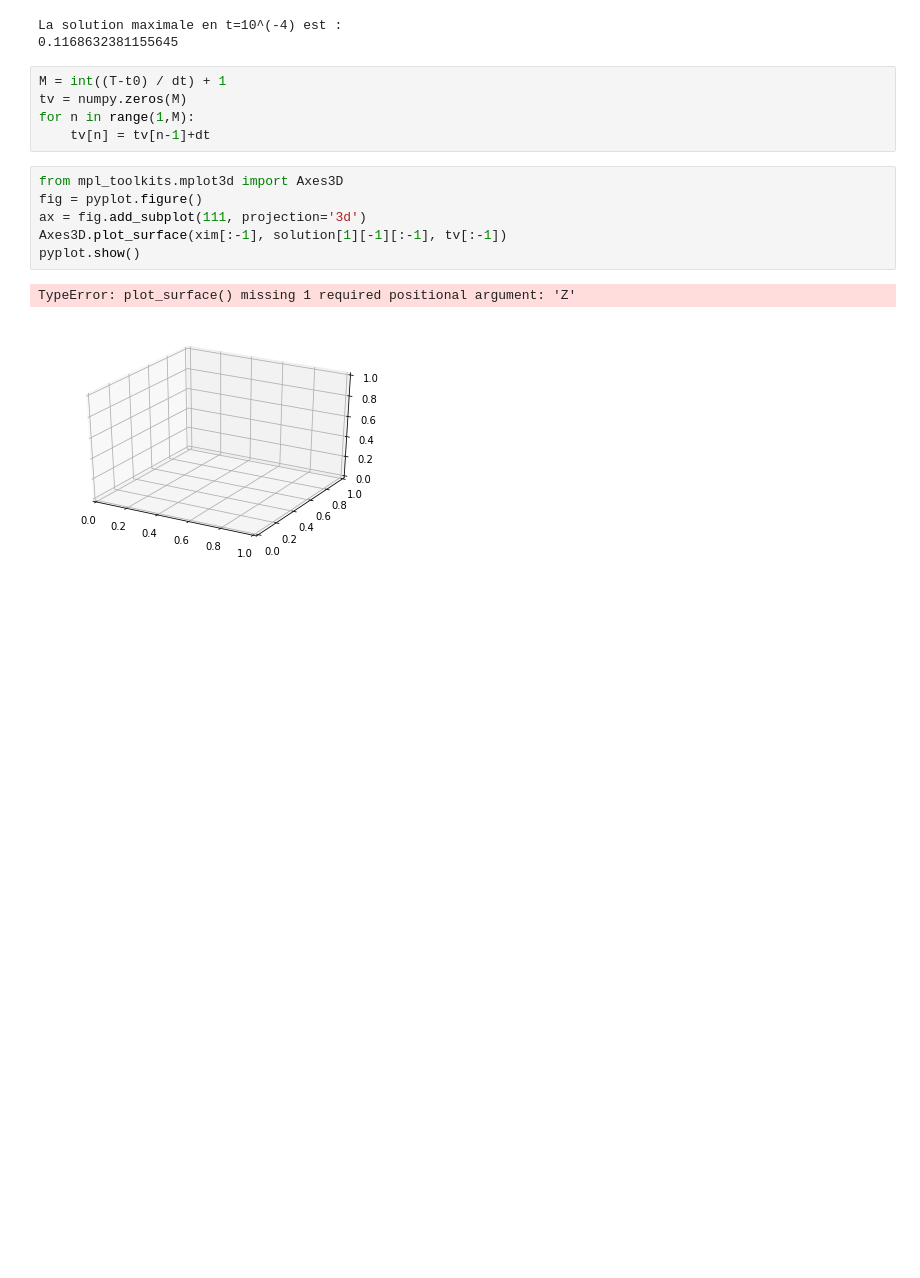
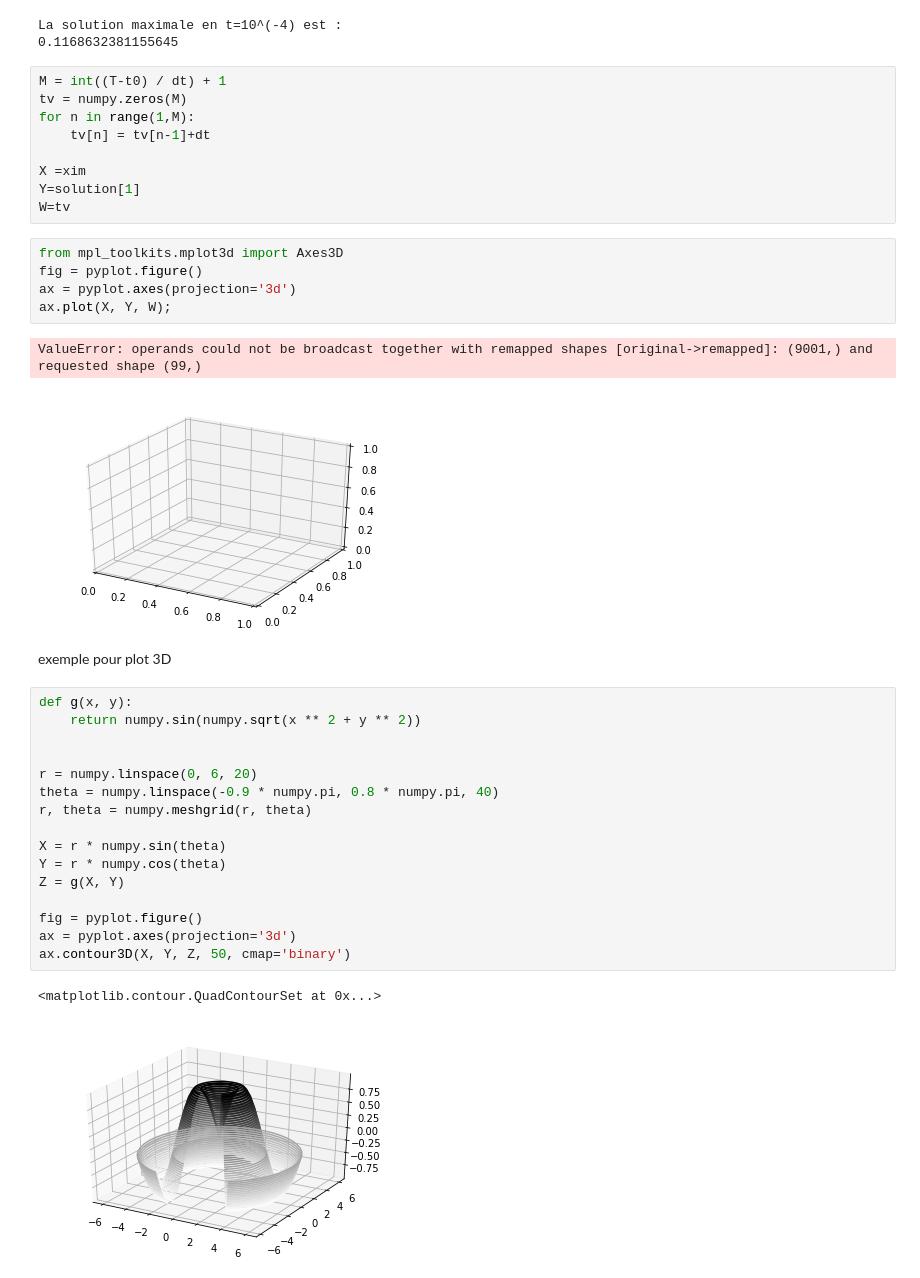
Before and after one commit to luciouw/first_repo-1, a Jupyter notebook: Advection-diffusion_en_milieu_poreux.ipynb, the cells around one changed output. Drawn from its saved outputs; the diff is of its cells as text; blank space fills up the shorter version.

Commit message:
Faire plot en 3D

```diff
--- a/Advection-diffusion_en_milieu_poreux.ipynb
+++ b/Advection-diffusion_en_milieu_poreux.ipynb
@@ -805,12 +805,36 @@ M = int((T-t0) / dt) + 1
 tv = numpy.zeros(M)
 for n in range(1,M):
     tv[n] = tv[n-1]+dt
+
+X =xim
+Y=solution[1]
+W=tv
 # %%
 from mpl_toolkits.mplot3d import Axes3D
 fig = pyplot.figure()
-ax = fig.add_subplot(111, projection='3d')
-Axes3D.plot_surface(xim[:-1], solution[1][-1][:-1], tv[:-1])
-pyplot.show()
+ax = pyplot.axes(projection='3d')
+ax.plot(X, Y, W);
 # %% [output]
-TypeError: plot_surface() missing 1 required positional argument: 'Z'
+ValueError: operands could not be broadcast together with remapped shapes [original->remapped]: (9001,) and requested shape (99,)
 [figure]
+# %% [markdown]
+exemple pour plot 3D
+# %%
+def g(x, y):
+    return numpy.sin(numpy.sqrt(x ** 2 + y ** 2))
+
+
+r = numpy.linspace(0, 6, 20)
+theta = numpy.linspace(-0.9 * numpy.pi, 0.8 * numpy.pi, 40)
+r, theta = numpy.meshgrid(r, theta)
+
+X = r * numpy.sin(theta)
+Y = r * numpy.cos(theta)
+Z = g(X, Y)
+
+fig = pyplot.figure()
+ax = pyplot.axes(projection='3d')
+ax.contour3D(X, Y, Z, 50, cmap='binary')
+# %% [output]
+<matplotlib.contour.QuadContourSet at 0x...>
+[figure, added]
```
